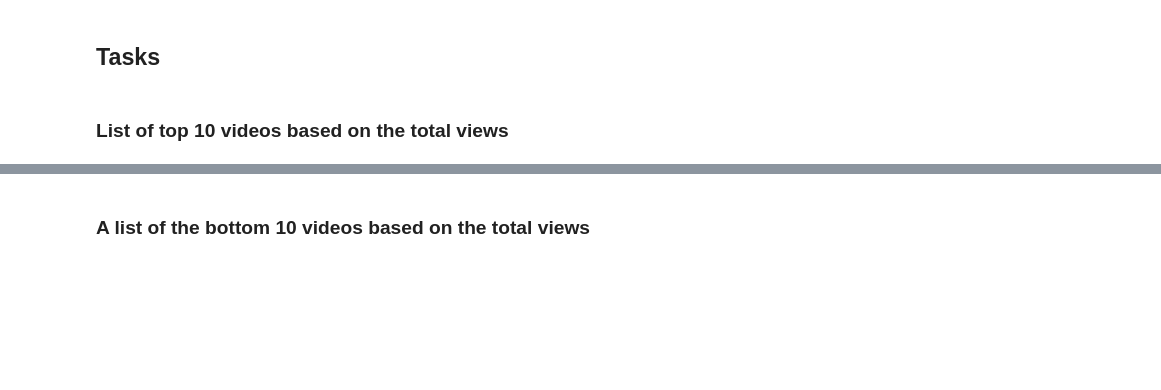
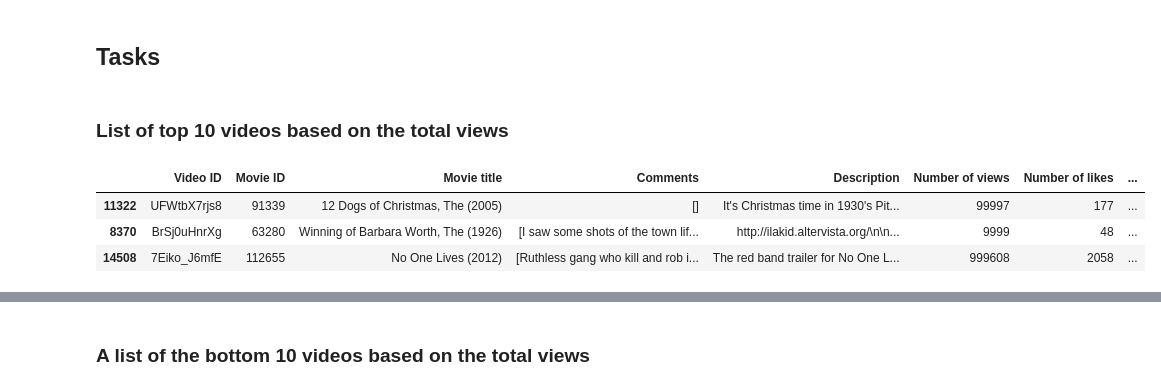
Before and after one commit to danielsqc/Analyzing_YouTube_Data, a Jupyter notebook: Assignment.ipynb, the cells around one changed output, grey strips where cells are left out. Saved outputs shown, nothing was run; the diff lists cells and outputs as text; code cells hidden in the pictures; blank space fills up the shorter version.

```diff
--- a/Assignment.ipynb
+++ b/Assignment.ipynb
@@ -313,3 +314,10 @@ import pickle
 ## Tasks
 # %% [markdown]
 ### List of top 10 videos based on the total views
+# %%
+df.sort_values("Number of views", ascending=False).head(3)
+# %% [output]
+|  | Video ID | Movie ID | Movie title | Comments | Description | Number of views | Number of likes | ... |
+| 11322 | UFWtbX7rjs8 | 91339 | 12 Dogs of Christmas, The (2005) | [] | It's Christmas time in 1930's Pit... | 99997 | 177 | ... |
+| 8370 | BrSj0uHnrXg | 63280 | Winning of Barbara Worth, The (1926) | [I saw some shots of the town lif... | http://ilakid.altervista.org/\n\n... | 9999 | 48 | ... |
+| 14508 | 7Eiko_J6mfE | 112655 | No One Lives (2012) | [Ruthless gang who kill and rob i... | The red band trailer for No One L... | 999608 | 2058 | ... |
```
Also changed, not shown: parts of 20 cells of this notebook.
